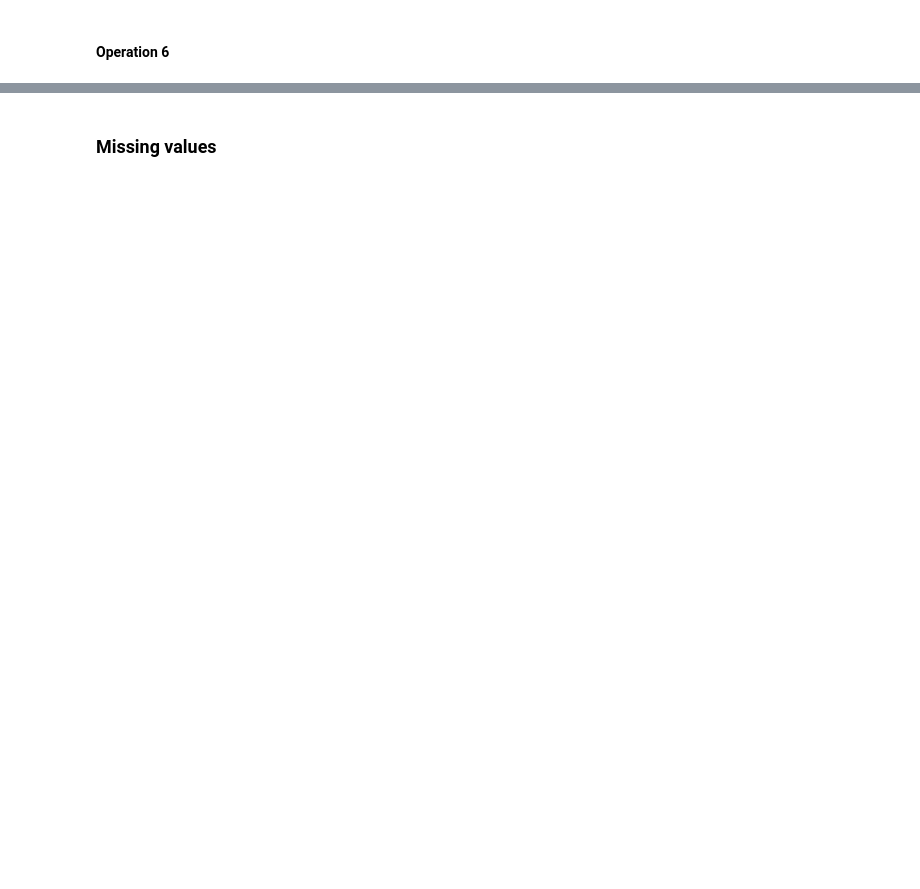
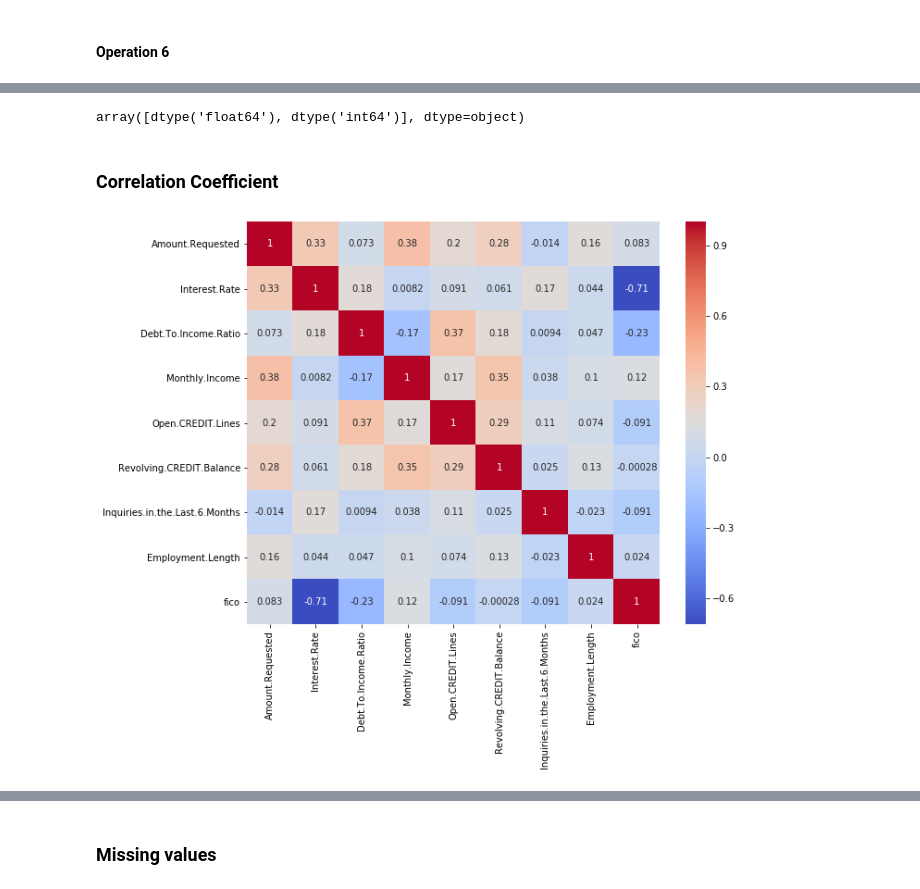
Before and after one commit to swatisankolli/interest_rate_prediction, a Jupyter notebook: interest_rate_prediction.ipynb, the cells around one changed output, grey strips where cells are left out. Saved outputs shown, nothing was run; the diff lists cells and outputs as text; code cells hidden in the pictures; blank space fills up the shorter version.

```diff
--- a/interest_rate_prediction.ipynb
+++ b/interest_rate_prediction.ipynb
@@ -131,4 +242,7 @@ df_train['Employment.Length']=df_train['Employment.Length'].str.replace('year',"
 # %%
 #np.where(condition, value_if_True, value_if_False)
-df_train['Employment.Length']=np.where(df_train['Employment.Length'].str[:2]=="10",10,df_train['Employment.Length'])
-df_train['Employment.Length']=np.where(df_train['Employment.Length'].str[0]=="<",0,df_train['Employment.Length'])
+df_train['Employment.Length']=np.where(df_train['Employment.Length'].str[:2]=="10",10,
+                                       df_train['Employment.Length'])
+
+df_train['Employment.Length']=np.where(df_train['Employment.Length'].str[0]=="<",0,
+                                       df_train['Employment.Length'])
@@ -154,12 +306,15 @@ for col in cat_cols:
 # you can work with either of these .
 # ignoring categories with low frequencies however will result in fewer columns without
 # affecting model performance too much .
-
+to_store = []
+new_cols = []
 for col in cat_cols:
     freqs=df_train[col].value_counts()
-    k=freqs.index[freqs>20][:-1]
-    for cat in k:
-        name=col+'.'+cat
-        df_train[name]=(df_train[col]==cat).astype(int)
+    categories = freqs.index[freqs>20][:-1]
+    to_store.append((col, categories))
+    for category in categories:
+        name=col+'.'+category
+        new_cols.append(name)
+        df_train[name]=(df_train[col]==category).astype(int)
     del df_train[col]
     print(col)
@@ -167,0 +346,14 @@ df_train.columns
+# %%
+df_train.dtypes.unique() #mission successful
+# %% [output]
+array([dtype('float64'), dtype('int64')], dtype=object)
+# %% [markdown]
+### Correlation Coefficient
+# %%
+numerical = df_train[df_train.columns.drop(new_cols)]
+# %%
+ax, fig = plt.subplots(figsize=(10,8))
+sns.heatmap(numerical.corr(), annot=True, cmap='coolwarm')
+plt.show()
+# %% [output]
+[figure, added]
```
Also changed, not shown: parts of 79 cells of this notebook.
